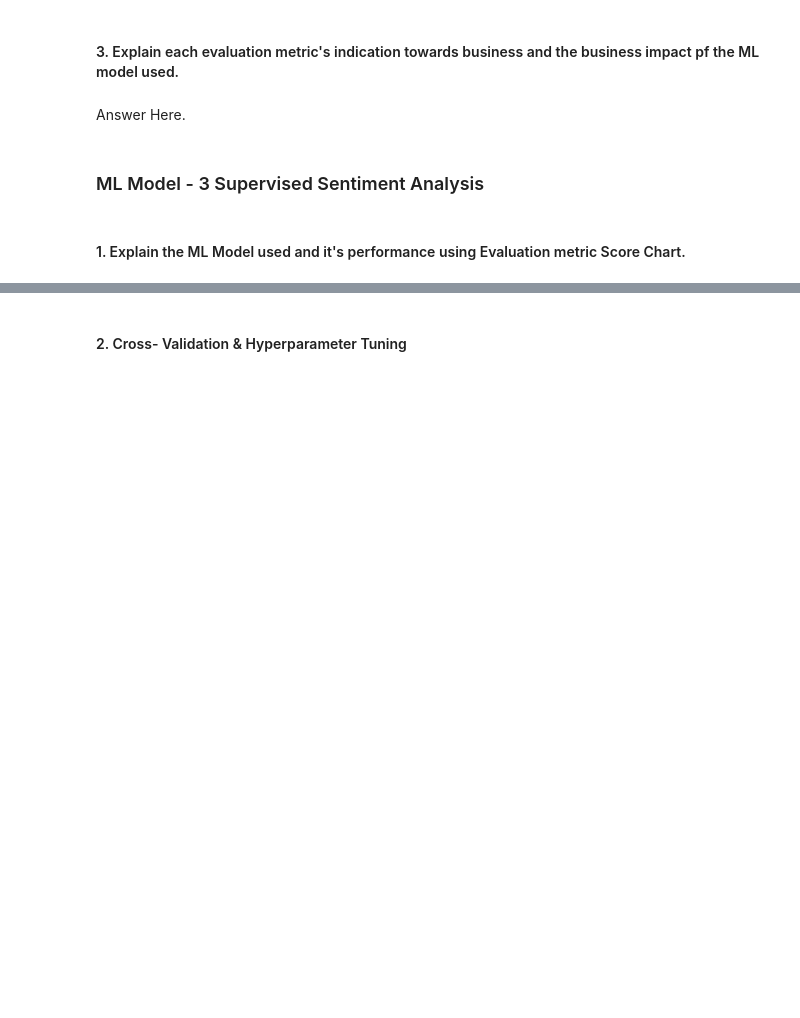
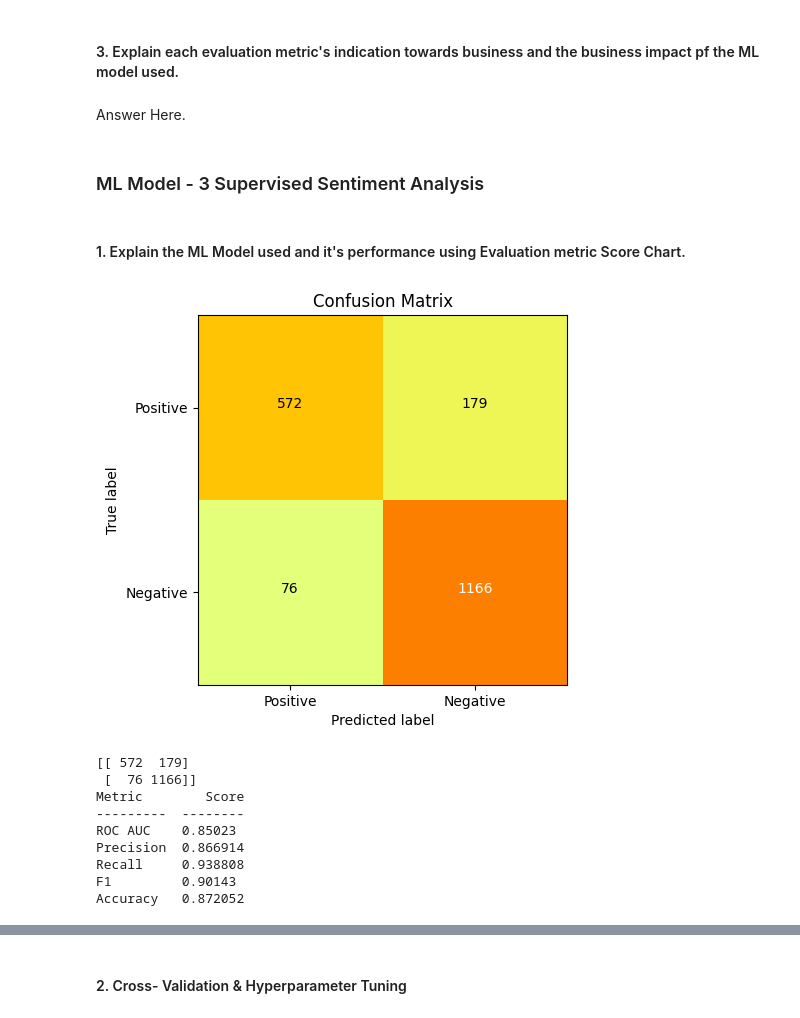
Before and after one commit to 121deepti/Cardiovascular-Risk-Prediction, a Jupyter notebook: Zomato_Restaurant_Clustering_and_Sentiment_Analysis.ipynb, the cells around one changed output, grey strips where cells are left out. Saved outputs shown, nothing was run; the diff lists cells and outputs as text; code cells hidden in the pictures; blank space fills up the shorter version.

```diff
--- a/Zomato_Restaurant_Clustering_and_Sentiment_Analysis.ipynb
+++ b/Zomato_Restaurant_Clustering_and_Sentiment_Analysis.ipynb
@@ -1681,10 +2193,22 @@ Answer Here.
 # %%
 # ML Model - 3 Implementation
-
-# Fit the Algorithm
-
-# Predict on the model
+#logiistic regression
+from sklearn.linear_model import LogisticRegression
+# create the model
+clf = LogisticRegression()
 # %% [markdown]
 #### 1. Explain the ML Model used and it's performance using Evaluation metric Score Chart.
 # %%
 # Visualizing evaluation Metric Score chart
+print_table(clf, X_train, y_train, X_test, y_test)
+# %% [output]
+[figure, added]
+[[ 572  179]
+ [  76 1166]]
+Metric        Score
+---------  --------
+ROC AUC    0.85023
+Precision  0.866914
+Recall     0.938808
+F1         0.90143
+Accuracy   0.872052
```
Also changed, not shown: parts of 98 cells of this notebook.
